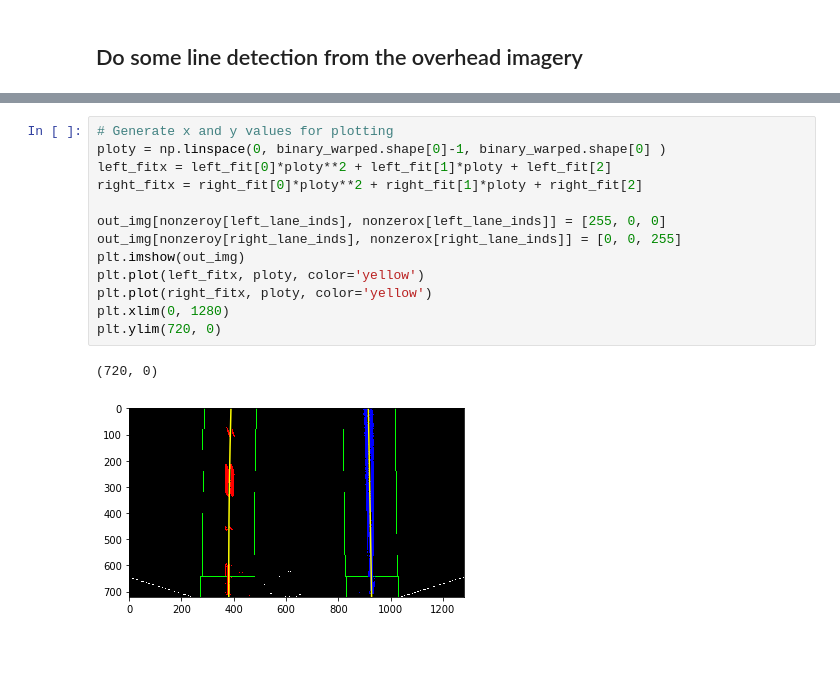
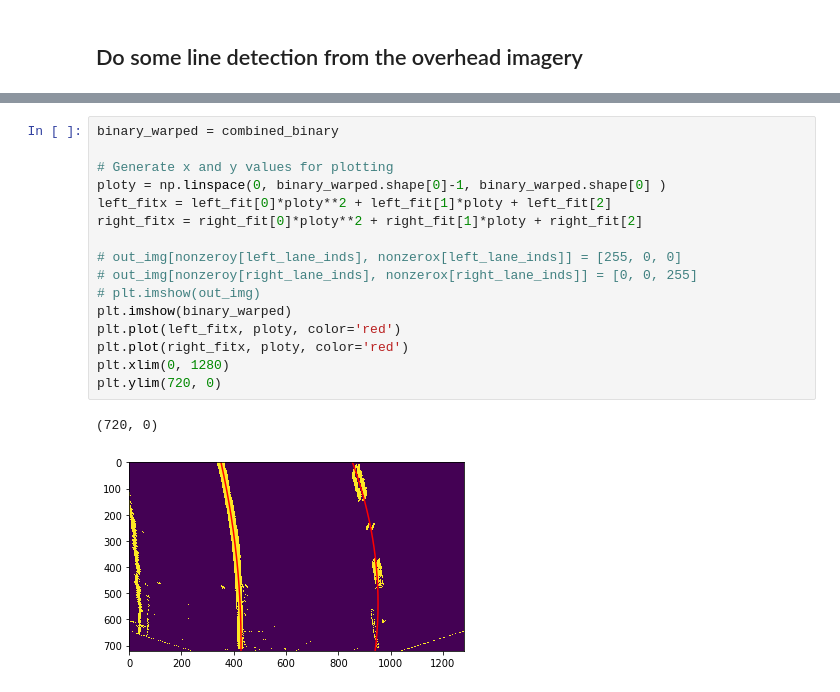
Before and after one commit to amanda-ni/CarND-Advanced-Lane-Lines, a Jupyter notebook: Pipeline.ipynb, the cells around one changed output, grey strips where cells are left out. Saved outputs shown, nothing was run; the diff lists cells and outputs as text; blank space fills up the shorter version.

Commit message:
Finished an image

```diff
--- a/Pipeline.ipynb
+++ b/Pipeline.ipynb
@@ -281,16 +238,19 @@ right_fit = np.polyfit(righty, rightx, 2)
 # %%
+binary_warped = combined_binary
+
 # Generate x and y values for plotting
 ploty = np.linspace(0, binary_warped.shape[0]-1, binary_warped.shape[0] )
 left_fitx = left_fit[0]*ploty**2 + left_fit[1]*ploty + left_fit[2]
 right_fitx = right_fit[0]*ploty**2 + right_fit[1]*ploty + right_fit[2]
 
-out_img[nonzeroy[left_lane_inds], nonzerox[left_lane_inds]] = [255, 0, 0]
-out_img[nonzeroy[right_lane_inds], nonzerox[right_lane_inds]] = [0, 0, 255]
-plt.imshow(out_img)
-plt.plot(left_fitx, ploty, color='yellow')
-plt.plot(right_fitx, ploty, color='yellow')
+# out_img[nonzeroy[left_lane_inds], nonzerox[left_lane_inds]] = [255, 0, 0]
+# out_img[nonzeroy[right_lane_inds], nonzerox[right_lane_inds]] = [0, 0, 255]
+# plt.imshow(out_img)
+plt.imshow(binary_warped)
+plt.plot(left_fitx, ploty, color='red')
+plt.plot(right_fitx, ploty, color='red')
 plt.xlim(0, 1280)
 plt.ylim(720, 0)
 # %% [output]
 (720, 0)
-[figure, old version]
+[figure, new version]
```
Also changed, not shown: parts of 8 cells of this notebook, 1 other file.
